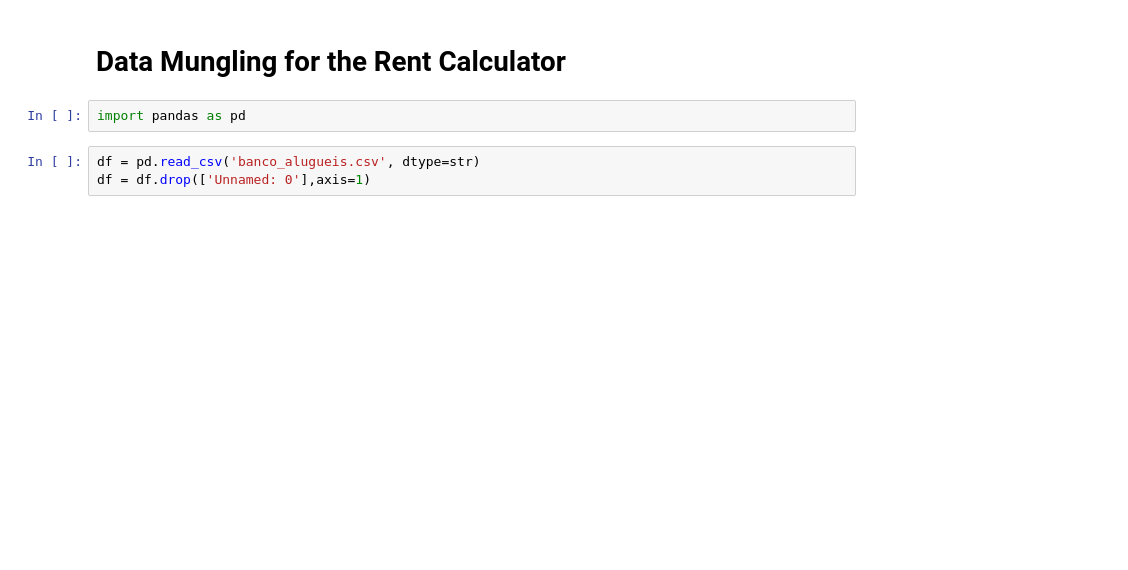
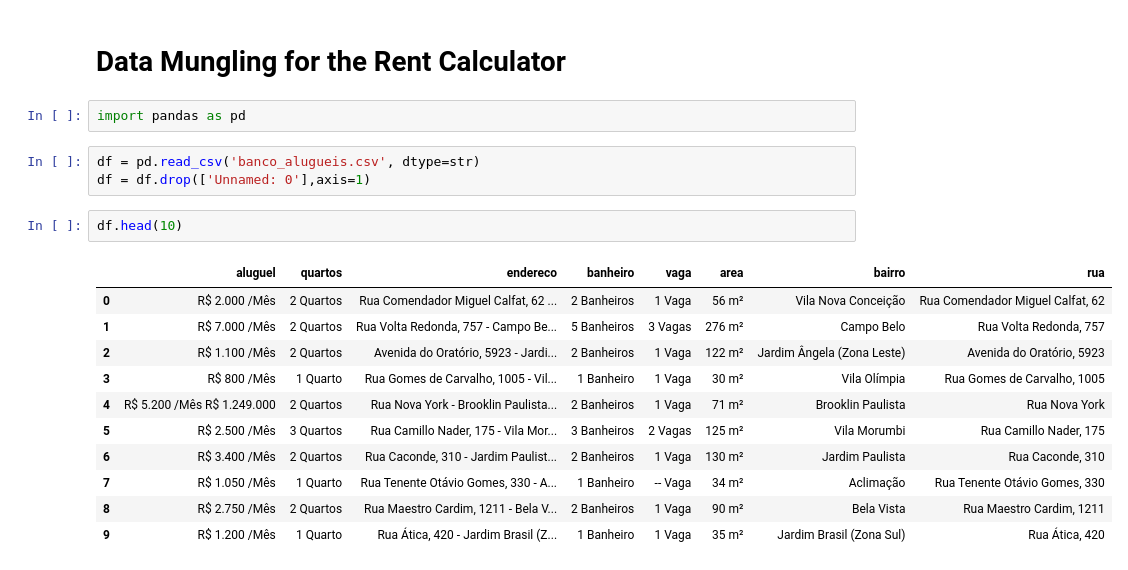
Before and after one commit to cpoles/data_science, a Jupyter notebook: awari/rent_calculator/rent_calc_data_mun.ipynb, the cells around one changed output. Drawn from its saved outputs; the diff is of its cells as text; blank space fills up the shorter version.

```diff
--- a/awari/rent_calculator/rent_calc_data_mun.ipynb
+++ b/awari/rent_calculator/rent_calc_data_mun.ipynb
@@ -5,4 +5,18 @@ import pandas as pd
 # %%
 df = pd.read_csv('banco_alugueis.csv', dtype=str)
 df = df.drop(['Unnamed: 0'],axis=1)
+# %%
+df.head(10)
+# %% [output]
+|  | aluguel | quartos | endereco | banheiro | vaga | area | bairro | rua |
+| 0 | R$ 2.000 /Mês | 2 Quartos | Rua Comendador Miguel Calfat, 62 ... | 2 Banheiros | 1 Vaga | 56 m² | Vila Nova Conceição | Rua Comendador Miguel Calfat, 62 |
+| 1 | R$ 7.000 /Mês | 2 Quartos | Rua Volta Redonda, 757 - Campo Be... | 5 Banheiros | 3 Vagas | 276 m² | Campo Belo | Rua Volta Redonda, 757 |
+| 2 | R$ 1.100 /Mês | 2 Quartos | Avenida do Oratório, 5923 - Jardi... | 2 Banheiros | 1 Vaga | 122 m² | Jardim Ângela (Zona Leste) | Avenida do Oratório, 5923 |
+| 3 | R$ 800 /Mês | 1 Quarto | Rua Gomes de Carvalho, 1005 - Vil... | 1 Banheiro | 1 Vaga | 30 m² | Vila Olímpia | Rua Gomes de Carvalho, 1005 |
+| 4 | R$ 5.200 /Mês R$ 1.249.000 | 2 Quartos | Rua Nova York - Brooklin Paulista... | 2 Banheiros | 1 Vaga | 71 m² | Brooklin Paulista | Rua Nova York |
+| 5 | R$ 2.500 /Mês | 3 Quartos | Rua Camillo Nader, 175 - Vila Mor... | 3 Banheiros | 2 Vagas | 125 m² | Vila Morumbi | Rua Camillo Nader, 175 |
+| 6 | R$ 3.400 /Mês | 2 Quartos | Rua Caconde, 310 - Jardim Paulist... | 2 Banheiros | 1 Vaga | 130 m² | Jardim Paulista | Rua Caconde, 310 |
+| 7 | R$ 1.050 /Mês | 1 Quarto | Rua Tenente Otávio Gomes, 330 - A... | 1 Banheiro | -- Vaga | 34 m² | Aclimação | Rua Tenente Otávio Gomes, 330 |
+| 8 | R$ 2.750 /Mês | 2 Quartos | Rua Maestro Cardim, 1211 - Bela V... | 2 Banheiros | 1 Vaga | 90 m² | Bela Vista | Rua Maestro Cardim, 1211 |
+| 9 | R$ 1.200 /Mês | 1 Quarto | Rua Ática, 420 - Jardim Brasil (Z... | 1 Banheiro | 1 Vaga | 35 m² | Jardim Brasil (Zona Sul) | Rua Ática, 420 |
 # %%
```
Also changed, not shown: parts of 18 cells of this notebook.
